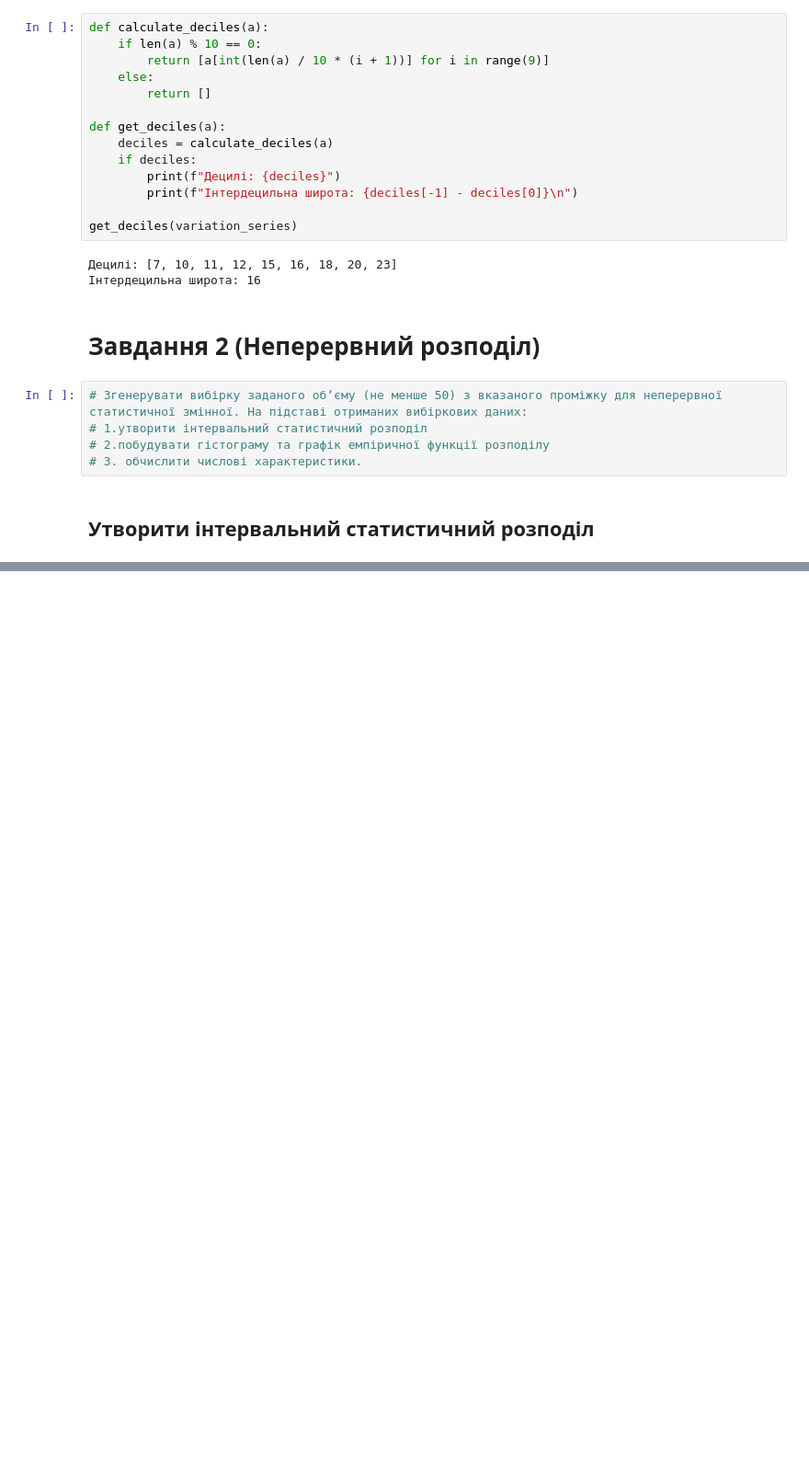
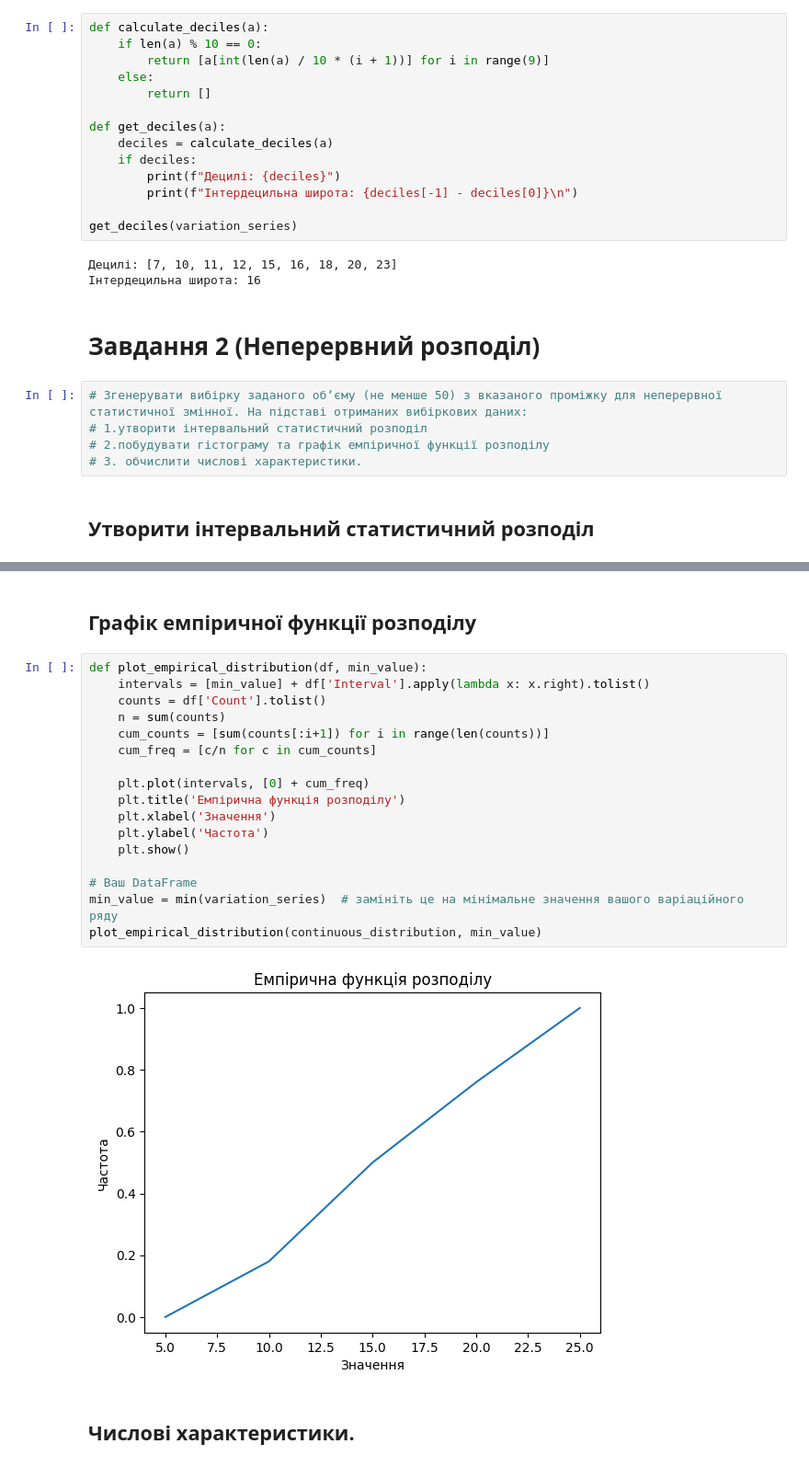
Before and after one commit to Rostyslavkoo/uni-2023, a Jupyter notebook: ТІМС/labs/lab_1/lab_1.ipynb, the cells around one changed output, grey strips where cells are left out. Shown at 92% size. Cells and saved outputs as stored; diff of their text form; blank space fills up the shorter version.

```diff
--- a/ТІМС/labs/lab_1/lab_1.ipynb
+++ b/ТІМС/labs/lab_1/lab_1.ipynb
@@ -289,0 +320,23 @@ interval_statistical_distribution
+# %% [markdown]
+## Графік емпіричної функції розподілу
+# %%
+def plot_empirical_distribution(df, min_value):
+    intervals = [min_value] + df['Interval'].apply(lambda x: x.right).tolist()
+    counts = df['Count'].tolist()
+    n = sum(counts)
+    cum_counts = [sum(counts[:i+1]) for i in range(len(counts))]
+    cum_freq = [c/n for c in cum_counts]
+
+    plt.plot(intervals, [0] + cum_freq)
+    plt.title('Емпірична функція розподілу')
+    plt.xlabel('Значення')
+    plt.ylabel('Частота')
+    plt.show()
+
+# Ваш DataFrame
+min_value = min(variation_series)  # замініть це на мінімальне значення вашого варіаційного ряду
+plot_empirical_distribution(continuous_distribution, min_value)
+# %% [output]
+[figure, added]
+# %% [markdown]
+## Числові характеристики.
```
Also changed, not shown: parts of 6 cells of this notebook, 1 other file.
